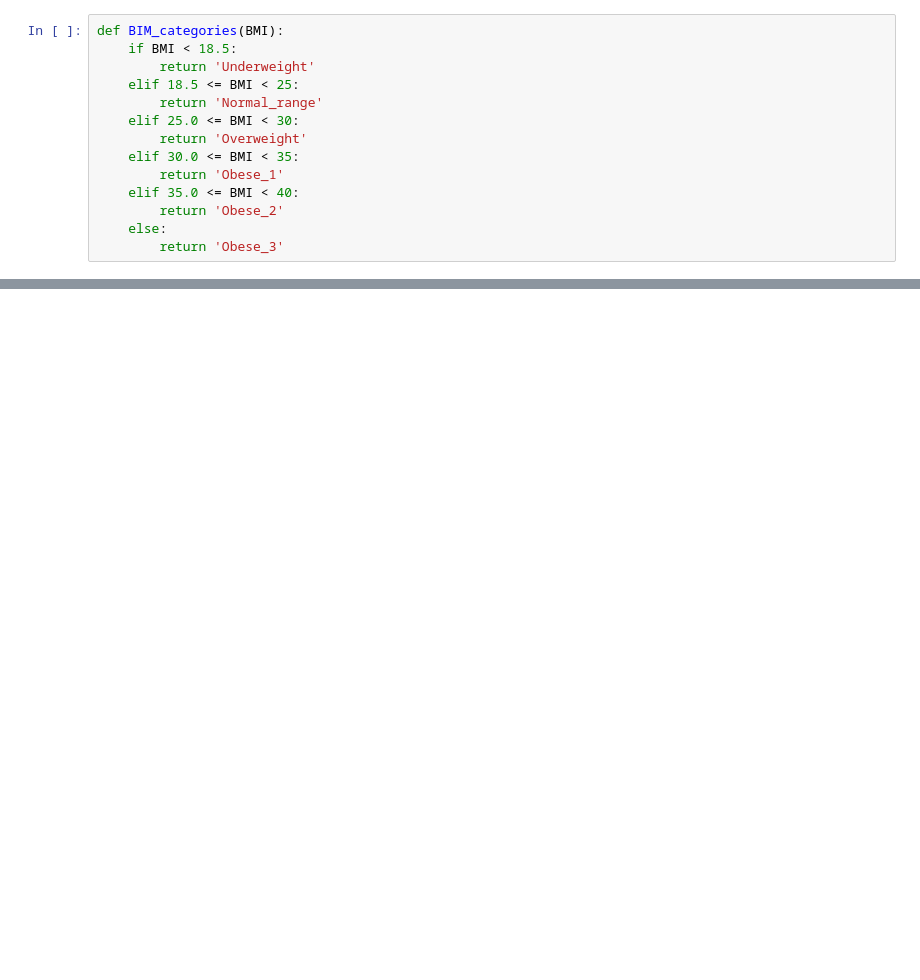
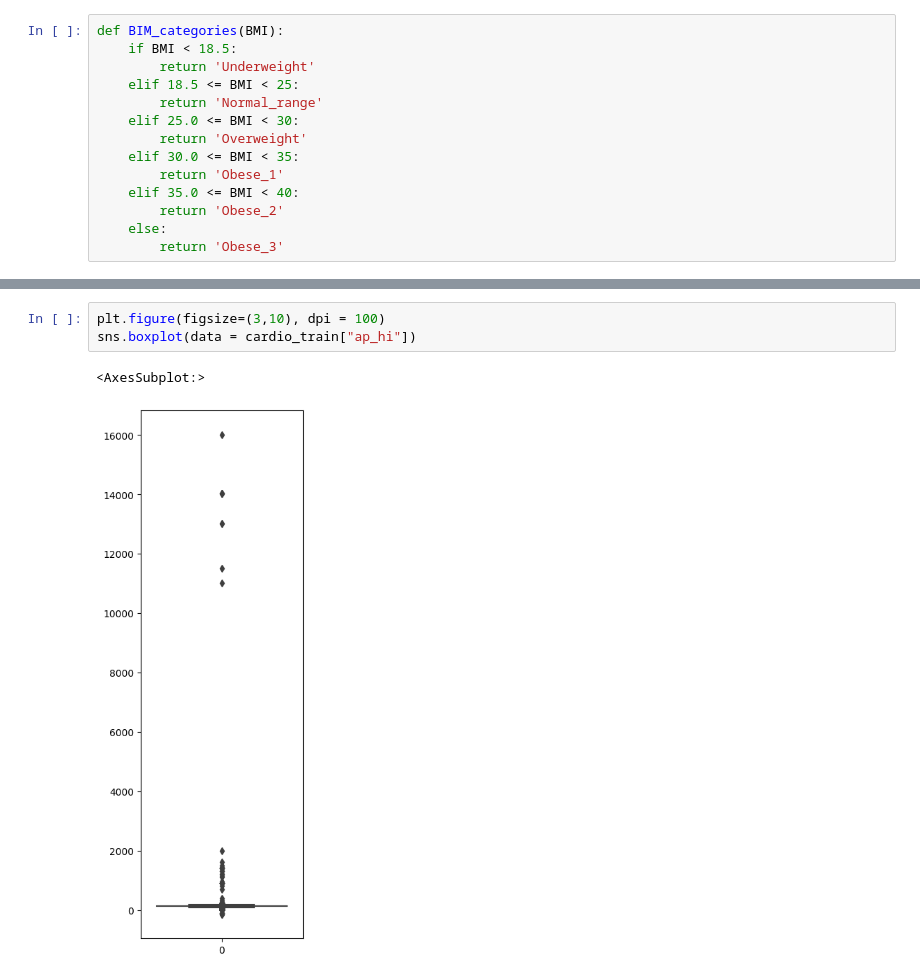
Before and after one commit to cooperhankun/Maskininlarning, a Jupyter notebook: Lab/Lab_2/Lab_2.ipynb, the cells around one changed output, grey strips where cells are left out. Drawn from its saved outputs; the diff is of its cells as text; blank space fills up the shorter version.

```diff
--- a/Lab/Lab_2/Lab_2.ipynb
+++ b/Lab/Lab_2/Lab_2.ipynb
@@ -192,0 +216,6 @@ See the caveats in the documentation: https://pandas.pydata.org/pandas-docs/stab
+# %%
+plt.figure(figsize=(3,10), dpi = 100)
+sns.boxplot(data = cardio_train["ap_hi"])
+# %% [output]
+<AxesSubplot:>
+[figure, added]
```
Also changed, not shown: parts of 11 cells of this notebook.
